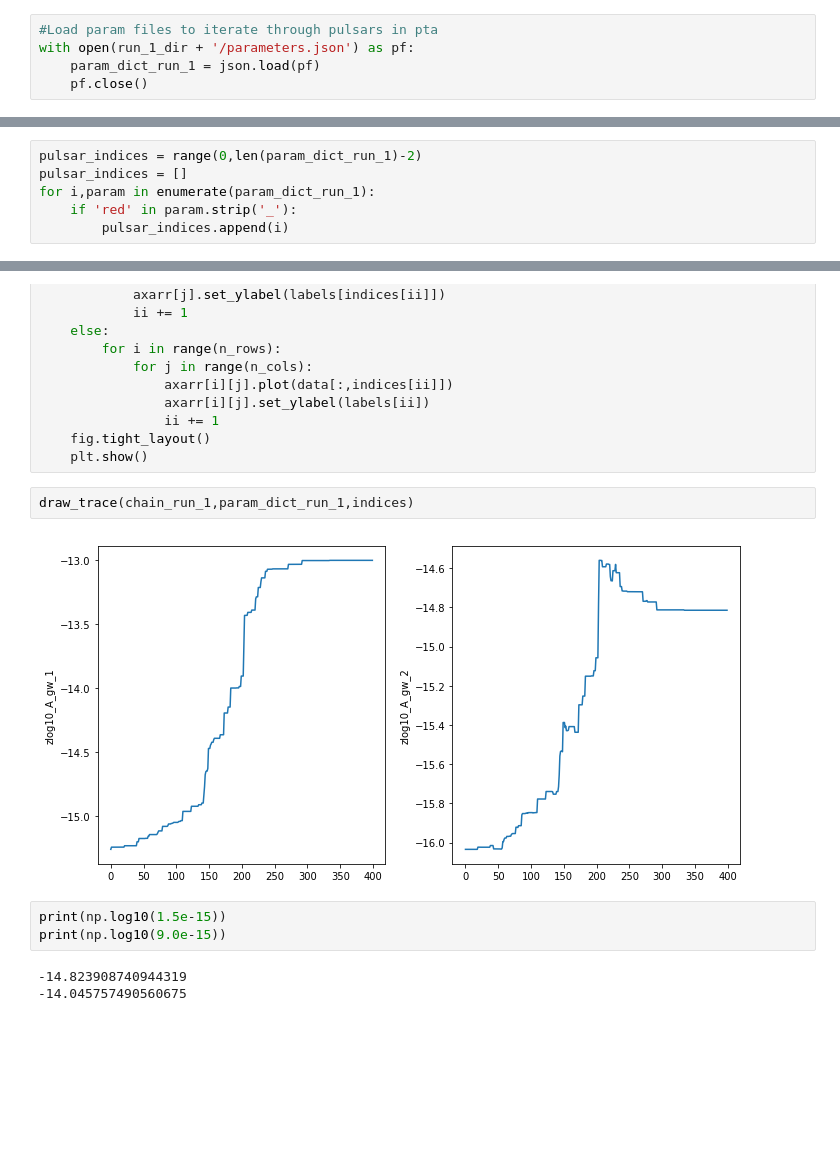
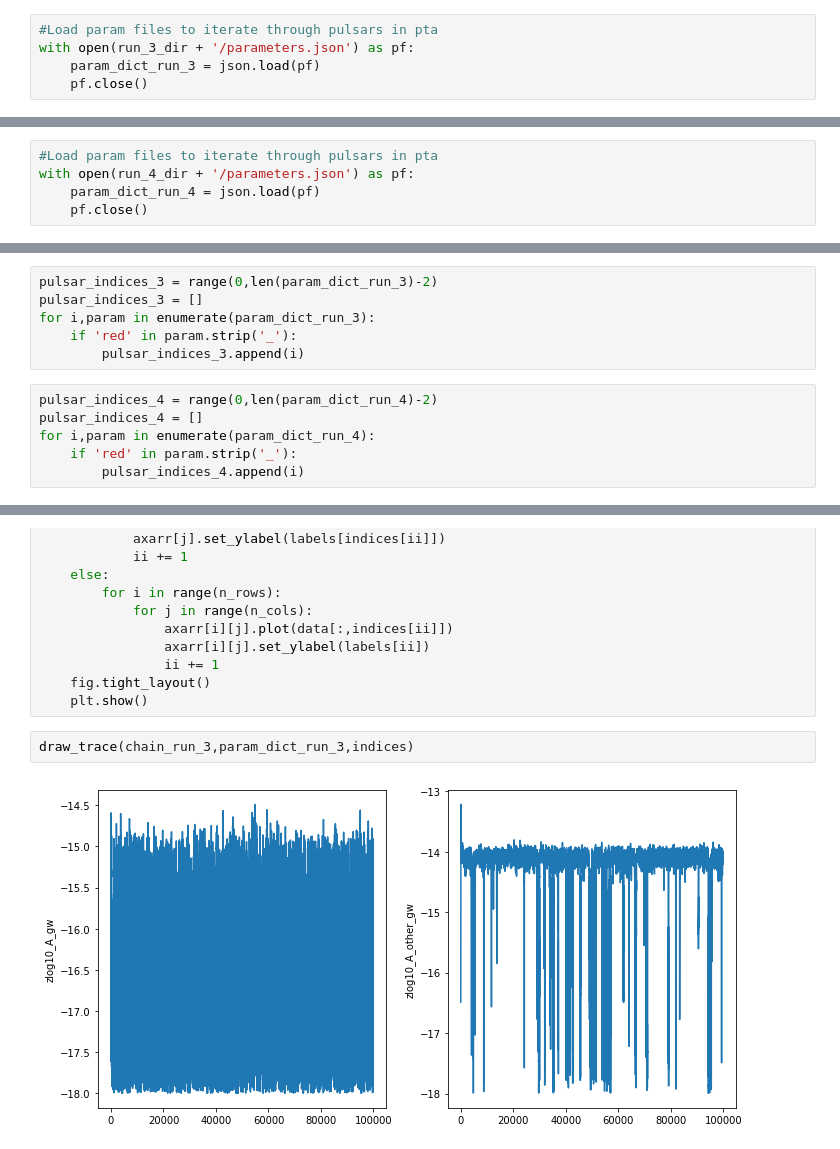
Before and after one commit to LBJ-Wade/NANOGrav, a Jupyter notebook: BackgroundInjections/Plotz.ipynb, the cells around one changed output, grey strips where cells are left out. Drawn from its saved outputs; the diff is of its cells as text; blank space fills up the shorter version.

```diff
--- a/BackgroundInjections/Plotz.ipynb
+++ b/BackgroundInjections/Plotz.ipynb
@@ -29,6 +37,6 @@ burn_run_1 = int(0.25 * chain_run_1.shape[0])
 # Load Parameter Files
 # %%
 #Load param files to iterate through pulsars in pta
-with open(run_1_dir + '/parameters.json') as pf:
-    param_dict_run_1 = json.load(pf)
+with open(run_3_dir + '/parameters.json') as pf:
+    param_dict_run_3 = json.load(pf)
     pf.close()
@@ -41,3 +43,8 @@ zlog10_A_gw_2
+# %%
+#Load param files to iterate through pulsars in pta
+with open(run_4_dir + '/parameters.json') as pf:
+    param_dict_run_4 = json.load(pf)
+    pf.close()
 # %% [markdown]
 # Plot Histograms
 # %%
@@ -74,7 +85,13 @@ draw_histograms(chain_run_1[burn_run_1:],param_dict_run_1,indices)
 # %%
-pulsar_indices = range(0,len(param_dict_run_1)-2)
-pulsar_indices = []
-for i,param in enumerate(param_dict_run_1):
+pulsar_indices_3 = range(0,len(param_dict_run_3)-2)
+pulsar_indices_3 = []
+for i,param in enumerate(param_dict_run_3):
     if 'red' in param.strip('_'):
-        pulsar_indices.append(i)
+        pulsar_indices_3.append(i)
+# %%
+pulsar_indices_4 = range(0,len(param_dict_run_4)-2)
+pulsar_indices_4 = []
+for i,param in enumerate(param_dict_run_4):
+    if 'red' in param.strip('_'):
+        pulsar_indices_4.append(i)
 # %%
@@ -105,12 +126,6 @@ def draw_trace(data, labels, indices):
     fig.tight_layout()
     plt.show()
 # %%
-draw_trace(chain_run_1,param_dict_run_1,indices)
+draw_trace(chain_run_3,param_dict_run_3,indices)
 # %% [output]
-[figure, old version]
+[figure, new version]
-# %%
-print(np.log10(1.5e-15))
-print(np.log10(9.0e-15))
-# %% [output]
--14.823908740944319
--14.045757490560675
```
Also changed, not shown: parts of 19 cells of this notebook, 18 other files.
